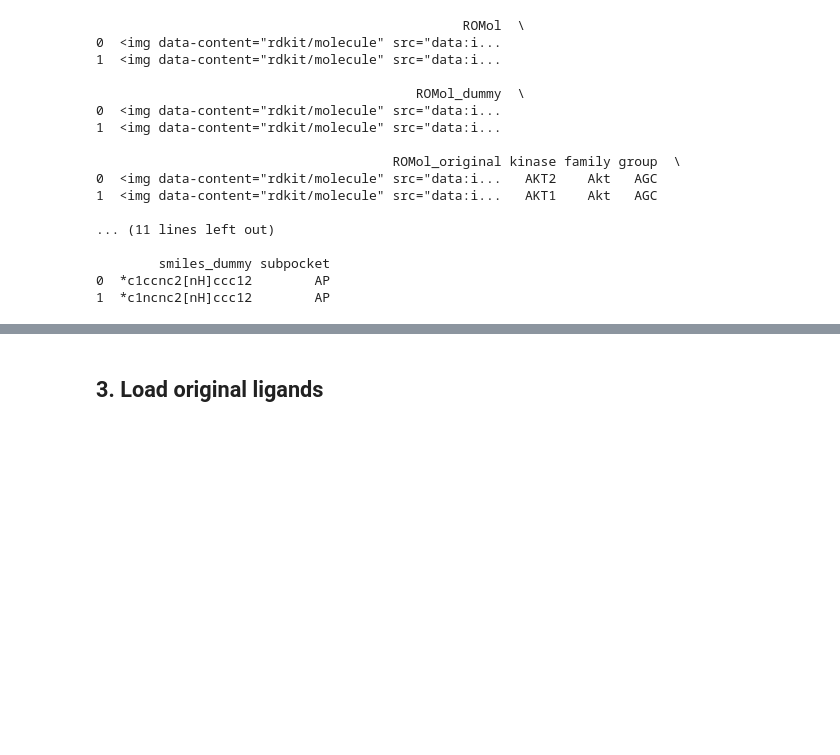
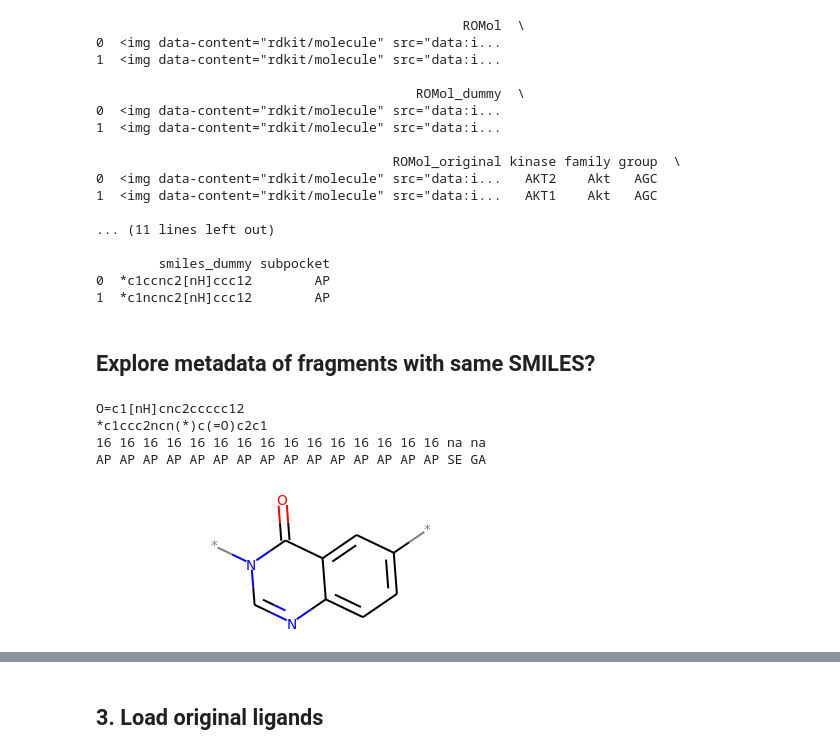
Before and after one commit to volkamerlab/KinFragLib, a Jupyter notebook: notebooks/3_2_fragment_library_reduced_original_ligands.ipynb, the cells around one changed output, grey strips where cells are left out. Cells and saved outputs as stored; diff of their text form; code cells hidden in the pictures; blank space fills up the shorter version.

Commit message:
(3_2) Check metadata of fragments with identical SMILES

```diff
--- a/notebooks/3_2_fragment_library_reduced_original_ligands.ipynb
+++ b/notebooks/3_2_fragment_library_reduced_original_ligands.ipynb
@@ -55,3 +75,5 @@ Number of fragments in reduced library: 624
         smiles_dummy subpocket
 0  *c1ccnc2[nH]ccc12        AP
 1  *c1ncnc2[nH]ccc12        AP
+# %% [markdown]
+## Explore metadata of fragments with same SMILES?
@@ -57,0 +84,14 @@ Number of fragments in reduced library: 624
+# %%
+# Choose example fragment from reduced library
+example_fragment = fragment_library_concat_reduced.iloc[3]
+print(example_fragment.smiles)
+print(example_fragment.smiles_dummy)
+print(example_fragment.atom_environments)
+print(example_fragment.atom_subpockets)
+example_fragment.ROMol_dummy
+# %% [output]
+O=c1[nH]cnc2ccccc12
+*c1ccc2ncn(*)c(=O)c2c1
+16 16 16 16 16 16 16 16 16 16 16 16 16 16 16 na na
+AP AP AP AP AP AP AP AP AP AP AP AP AP AP AP SE GA
+[figure, added]
```
Also changed, not shown: parts of 9 cells of this notebook.
